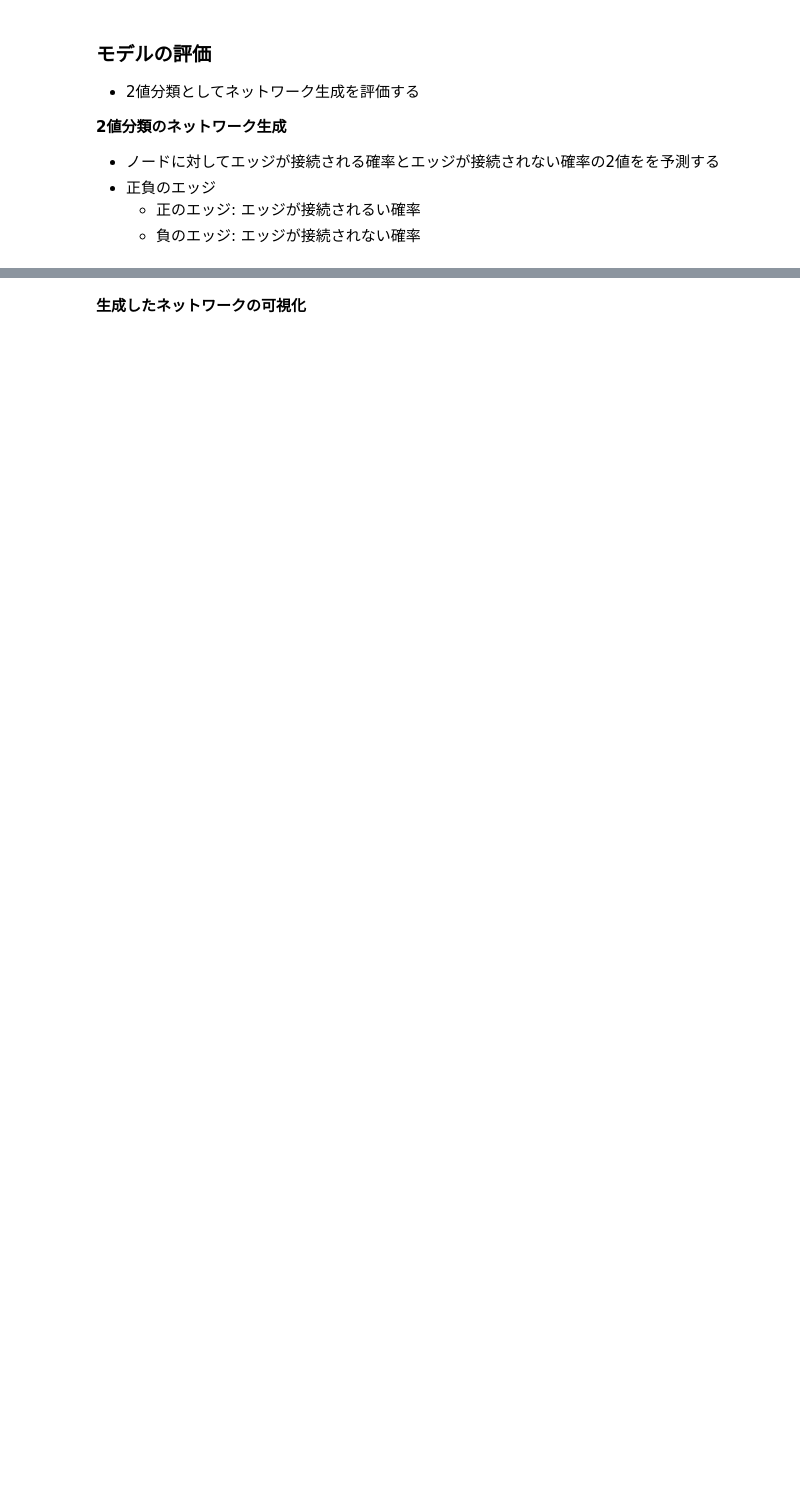
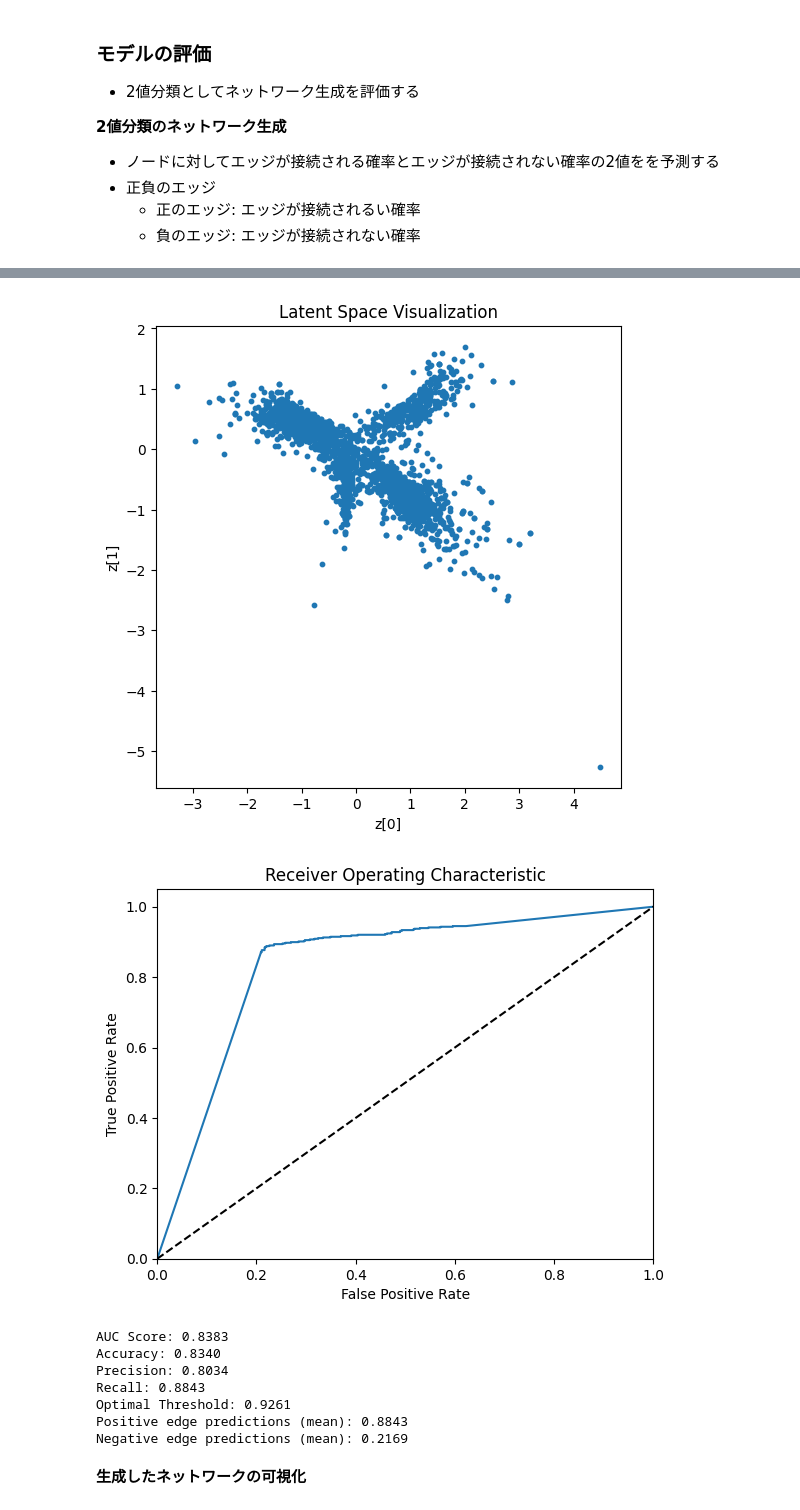
Before and after one commit to C0A21130/trust-score, a Jupyter notebook: trust-engine/basic/vgae.ipynb, the cells around one changed output, grey strips where cells are left out. Saved outputs shown, nothing was run; the diff lists cells and outputs as text; code cells hidden in the pictures; blank space fills up the shorter version.

```diff
--- a/trust-engine/basic/vgae.ipynb
+++ b/trust-engine/basic/vgae.ipynb
@@ -337,37 +274,84 @@ Negative edge predictions (mean): 0.4978
 # %%
+from sklearn.metrics import roc_auc_score, accuracy_score, precision_score, recall_score
+
 # ネットワークの生成
 model.eval()
 with torch.no_grad():
     # モデルから潜在ベクトルを出力
-    z = model.encode(val_data.x, val_data.edge_index)
+    z = model.encode(test_data.x, test_data.edge_index)
+
+    # 潜在ベクトルzの可視化
+    plt.figure(figsize=(6, 6))
+    plt.scatter(z[:, 0].cpu(), z[:, 1].cpu(), s=10)
+    plt.title("Latent Space Visualization")
+    plt.xlabel("z[0]")
+    plt.ylabel("z[1]")
+    plt.show()
+
+    # 潜在ベクトルzをデコードして隣接行列を生成
+    x = model.decode(z, test_data.edge_index)
 
     # 予測スコアの計算
-    num_pos_edges = test_data.edge_index.size(1)
-    pos_edge_index = test_data.edge_index[:, :num_pos_edges]
+    pos_edge_index = test_data.pos_edge_label_index
     pos_pred = model.decode(z, pos_edge_index).view(-1).cpu()
-    num_neg_edges = test_data.edge_index.size(1)
-    neg_edge_index = negative_sampling(
-        edge_index=test_data.edge_index,
-        num_nodes=test_data.num_nodes,
-        num_neg_samples=num_neg_edges
-    )
+    neg_edge_index = test_data.neg_edge_label_index
     neg_pred = model.decode(z, neg_edge_index).view(-1).cpu()
-    preds = torch.cat([pos_pred, neg_pred], dim=0)
+    preds = torch.cat([pos_pred, neg_pred], dim=0).cpu().numpy()
 
     # 正解ラベルの作成
     pos_labels = torch.ones(pos_pred.size(0))
     neg_labels = torch.zeros(neg_pred.size(0))
-    labels = torch.cat([pos_labels, neg_labels], dim=0)
+    labels = torch.cat([pos_labels, neg_labels], dim=0).cpu().numpy()
 
-    # 最適な閾値を決定
+    # AUCスコアの計算
+    auc_score = roc_auc_score(labels, preds)
+
+    # ROC曲線の計算
     fpr, tpr, thresholds = roc_curve(labels, preds)
+
+    # Youden's J statisticを利用して最適な閾値を決定
     optimal_idx = (tpr - fpr).argmax()
     optimal_threshold = thresholds[optimal_idx]
+
+    # 最適な閾値を用いてAccuracy/Precision/Recallの計算
+    binary_preds = (preds >= optimal_threshold).astype(np.float32)
+    accuracy = accuracy_score(labels, binary_preds)
+    precision = precision_score(labels, binary_preds)
+    recall = recall_score(labels, binary_preds)
+
+    # ROC曲線をプロット
+    plt.figure()
+    plt.plot(fpr, tpr, label='ROC curve (area = {:.4f})'.format(auc_score))
+    plt.plot([0, 1], [0, 1], 'k--')  # ランダム予測の線
+    plt.xlim([0.0, 1.0])
+    plt.ylim([0.0, 1.05])
+    plt.xlabel('False Positive Rate')
+    plt.ylabel('True Positive Rate')
+    plt.title('Receiver Operating Characteristic')
+    plt.show()
 
     # 潜在ベクトルzをデコードして隣接行列を生成
     prob = torch.sigmoid(z @ z.t())  # xとzの内積を計算して接続確率を算出
     adj_matrix = (prob > optimal_threshold).nonzero(as_tuple=False).t() # 二値化して隣接行列を生成
-    adj_matrix = adj_matrix[:, torch.randperm(adj_matrix.size(1))[:val_data.num_edges]] # エッジをサンプリング
+    adj_matrix = adj_matrix[:, torch.randperm(adj_matrix.size(1))[:test_data.num_edges]] # エッジをサンプリング
+
+    print(f"AUC Score: {auc_score:.4f}")
+    print(f"Accuracy: {accuracy:.4f}")
+    print(f"Precision: {precision:.4f}")
+    print(f"Recall: {recall:.4f}")
+    print(f"Optimal Threshold: {optimal_threshold:.4f}")
+    print(f"Positive edge predictions (mean): {pos_pred.mean().item():.4f}")
+    print(f"Negative edge predictions (mean): {neg_pred.mean().item():.4f}")
+# %% [output]
+[figure, added]
+[figure, added]
+AUC Score: 0.8383
+Accuracy: 0.8340
+Precision: 0.8034
+Recall: 0.8843
+Optimal Threshold: 0.9261
+Positive edge predictions (mean): 0.8843
+Negative edge predictions (mean): 0.2169
 # %% [markdown]
 **生成したネットワークの可視化**
 # %%
```
Also changed, not shown: parts of 11 cells of this notebook, 13 other files.
